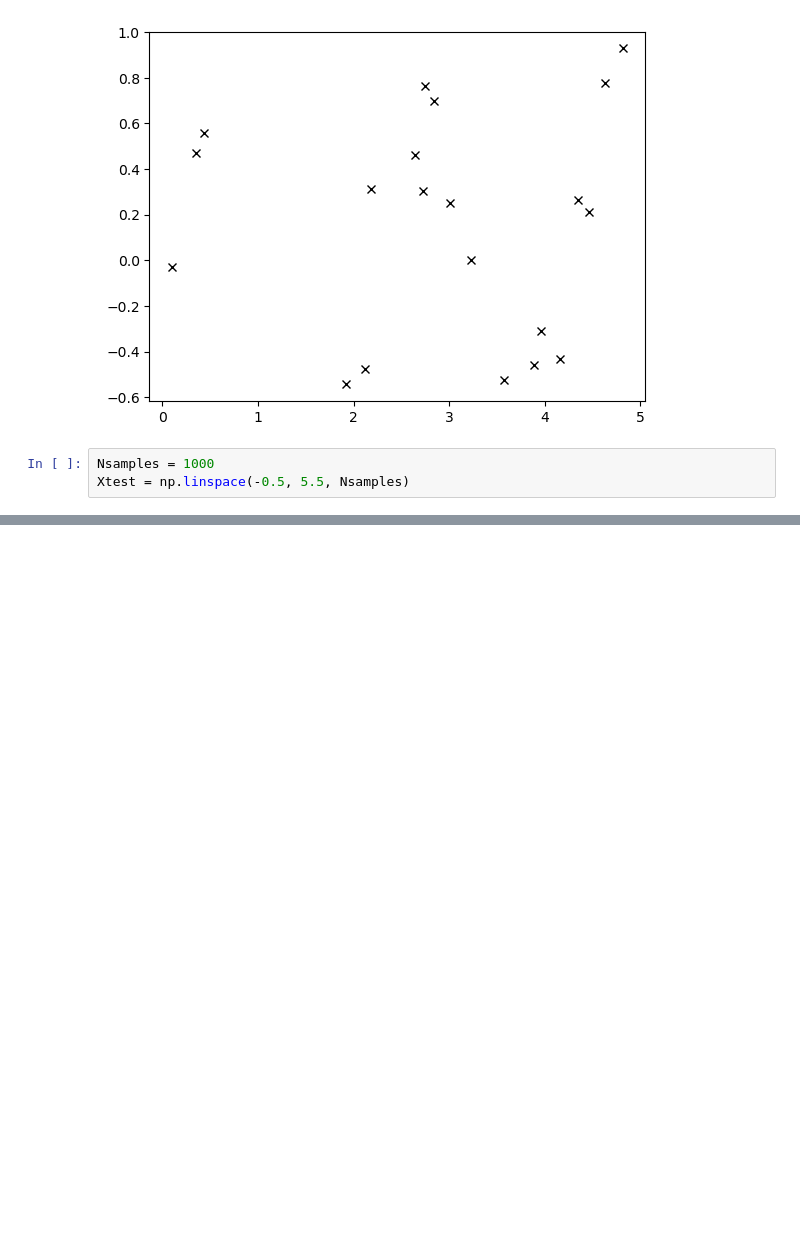
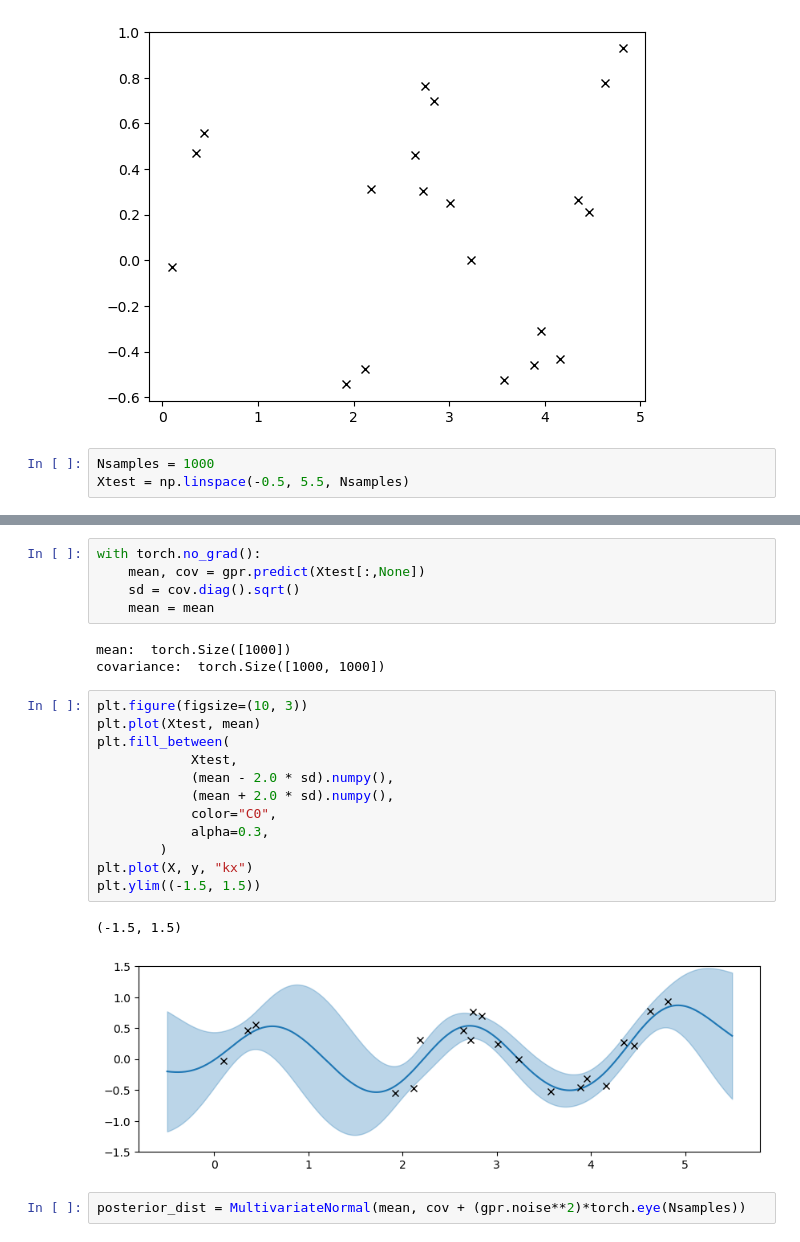
Before and after one commit to luisdiaz1997/SpatialFactorization, a Jupyter notebook: notebooks/Gaussian Processes/GP_test.ipynb, the cells around one changed output, grey strips where cells are left out. Drawn from its saved outputs; the diff is of its cells as text; blank space fills up the shorter version.

```diff
--- a/notebooks/Gaussian Processes/GP_test.ipynb
+++ b/notebooks/Gaussian Processes/GP_test.ipynb
@@ -68,0 +114,25 @@ plt.ylim((-8, 8))
+# %%
+with torch.no_grad():
+    mean, cov = gpr.predict(Xtest[:,None])
+    sd = cov.diag().sqrt()
+    mean = mean
+# %% [output]
+mean:  torch.Size([1000])
+covariance:  torch.Size([1000, 1000])
+# %%
+plt.figure(figsize=(10, 3))
+plt.plot(Xtest, mean)
+plt.fill_between(
+            Xtest,
+            (mean - 2.0 * sd).numpy(),
+            (mean + 2.0 * sd).numpy(),
+            color="C0",
+            alpha=0.3,
+        )
+plt.plot(X, y, "kx")
+plt.ylim((-1.5, 1.5))
+# %% [output]
+(-1.5, 1.5)
+[figure, added]
+# %%
+posterior_dist = MultivariateNormal(mean, cov + (gpr.noise**2)*torch.eye(Nsamples))
```
Also changed, not shown: parts of 9 cells of this notebook, 1 other file.
